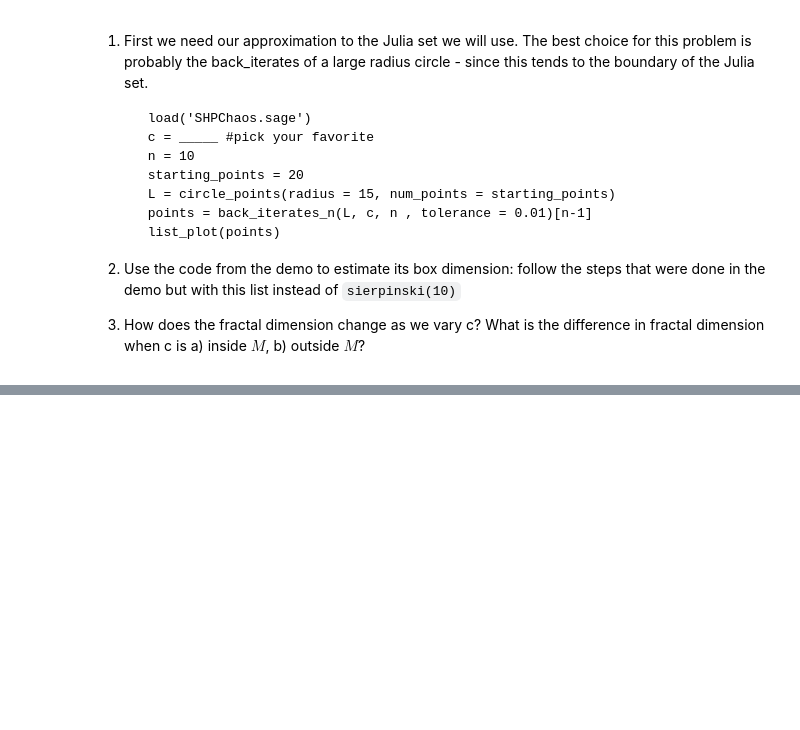
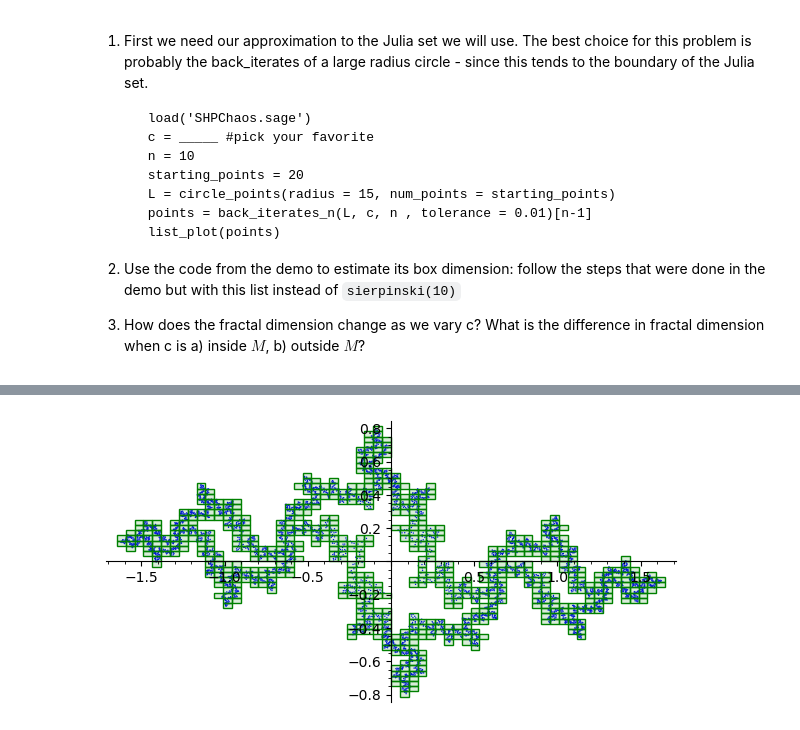
Before and after one commit to sam-dehority/SHPChaoasandFractals2021Spring, a Jupyter notebook: 4-17Problems.ipynb, the cells around one changed output, grey strips where cells are left out. Drawn from its saved outputs; the diff is of its cells as text; code cells hidden in the pictures; blank space fills up the shorter version.

```diff
--- a/4-17Problems.ipynb
+++ b/4-17Problems.ipynb
@@ -20,0 +54,7 @@ The goal of these problems is to apply what we have learned in the demo about bo
+# %%
+pt_coords = [(z.real(), z.imag() ) for z in points]
+B = box_array(6,pt_coords, xmin = -1.7, xmax = 1.7, ymin = -1.0, ymax = 1.0)
+plt = box_array_plot(B, xmin = -1.7, xmax = 1.7, ymin = -1, ymax = 1 )
+show(plt + list_plot(points, size = 1))
+# %% [output]
+[figure, added]
```
Also changed, not shown: parts of 8 cells of this notebook, 2 other files.
